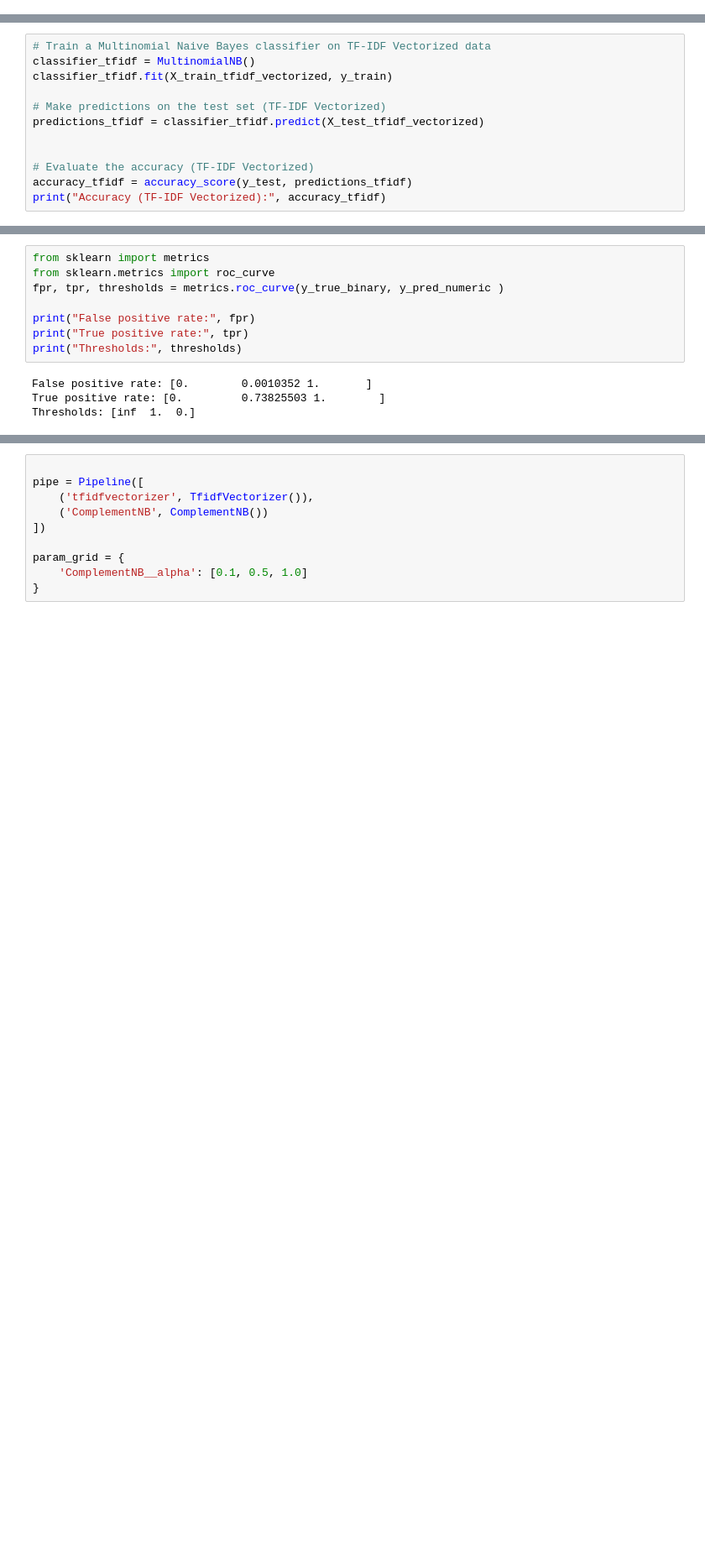
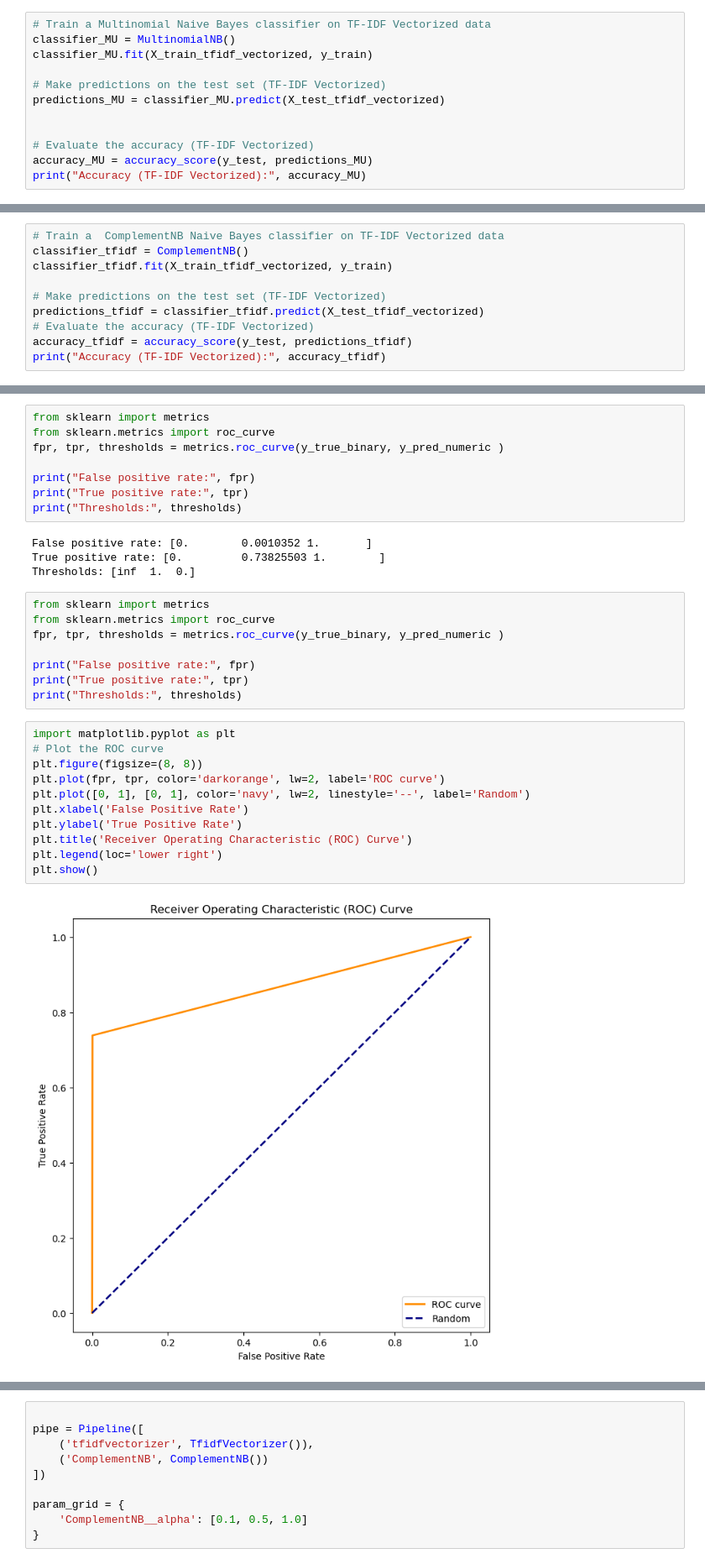
Before and after one commit to data-IA-2023/ham-spam-GR1, a Jupyter notebook: spam2.ipynb, the cells around one changed output, grey strips where cells are left out. Shown at 84% size. Cells and saved outputs as stored; diff of their text form; blank space fills up the shorter version.

```diff
--- a/spam2.ipynb
+++ b/spam2.ipynb
@@ -121,0 +148,12 @@ Accuracy (Count Vectorized): 0.9479820627802691
+# %%
+# Train a Multinomial Naive Bayes classifier on TF-IDF Vectorized data
+classifier_MU = MultinomialNB()
+classifier_MU.fit(X_train_tfidf_vectorized, y_train)
+
+# Make predictions on the test set (TF-IDF Vectorized)
+predictions_MU = classifier_MU.predict(X_test_tfidf_vectorized)
+
+
+# Evaluate the accuracy (TF-IDF Vectorized)
+accuracy_MU = accuracy_score(y_test, predictions_MU)
+print("Accuracy (TF-IDF Vectorized):", accuracy_MU)
@@ -122,12 +162,10 @@ Accuracy (Count Vectorized): 0.9479820627802691
 # %%
-# Train a Multinomial Naive Bayes classifier on TF-IDF Vectorized data
-classifier_tfidf = MultinomialNB()
+# Train a  ComplementNB Naive Bayes classifier on TF-IDF Vectorized data
+classifier_tfidf = ComplementNB()
 classifier_tfidf.fit(X_train_tfidf_vectorized, y_train)
 
 # Make predictions on the test set (TF-IDF Vectorized)
 predictions_tfidf = classifier_tfidf.predict(X_test_tfidf_vectorized)
-
-
 # Evaluate the accuracy (TF-IDF Vectorized)
 accuracy_tfidf = accuracy_score(y_test, predictions_tfidf)
 print("Accuracy (TF-IDF Vectorized):", accuracy_tfidf)
@@ -275,5 +312,26 @@ print("Thresholds:", thresholds)
 False positive rate: [0.        0.0010352 1.       ]
 True positive rate: [0.         0.73825503 1.        ]
 Thresholds: [inf  1.  0.]
+# %%
+from sklearn import metrics
+from sklearn.metrics import roc_curve
+fpr, tpr, thresholds = metrics.roc_curve(y_true_binary, y_pred_numeric )
+
+print("False positive rate:", fpr)
+print("True positive rate:", tpr)
+print("Thresholds:", thresholds)
+# %%
+import matplotlib.pyplot as plt
+# Plot the ROC curve
+plt.figure(figsize=(8, 8))
+plt.plot(fpr, tpr, color='darkorange', lw=2, label='ROC curve')
+plt.plot([0, 1], [0, 1], color='navy', lw=2, linestyle='--', label='Random')
+plt.xlabel('False Positive Rate')
+plt.ylabel('True Positive Rate')
+plt.title('Receiver Operating Characteristic (ROC) Curve')
+plt.legend(loc='lower right')
+plt.show()
+# %% [output]
+[figure, added]
 # %%
 from sklearn.metrics import f1_score
```
Also changed, not shown: parts of 8 cells of this notebook.
